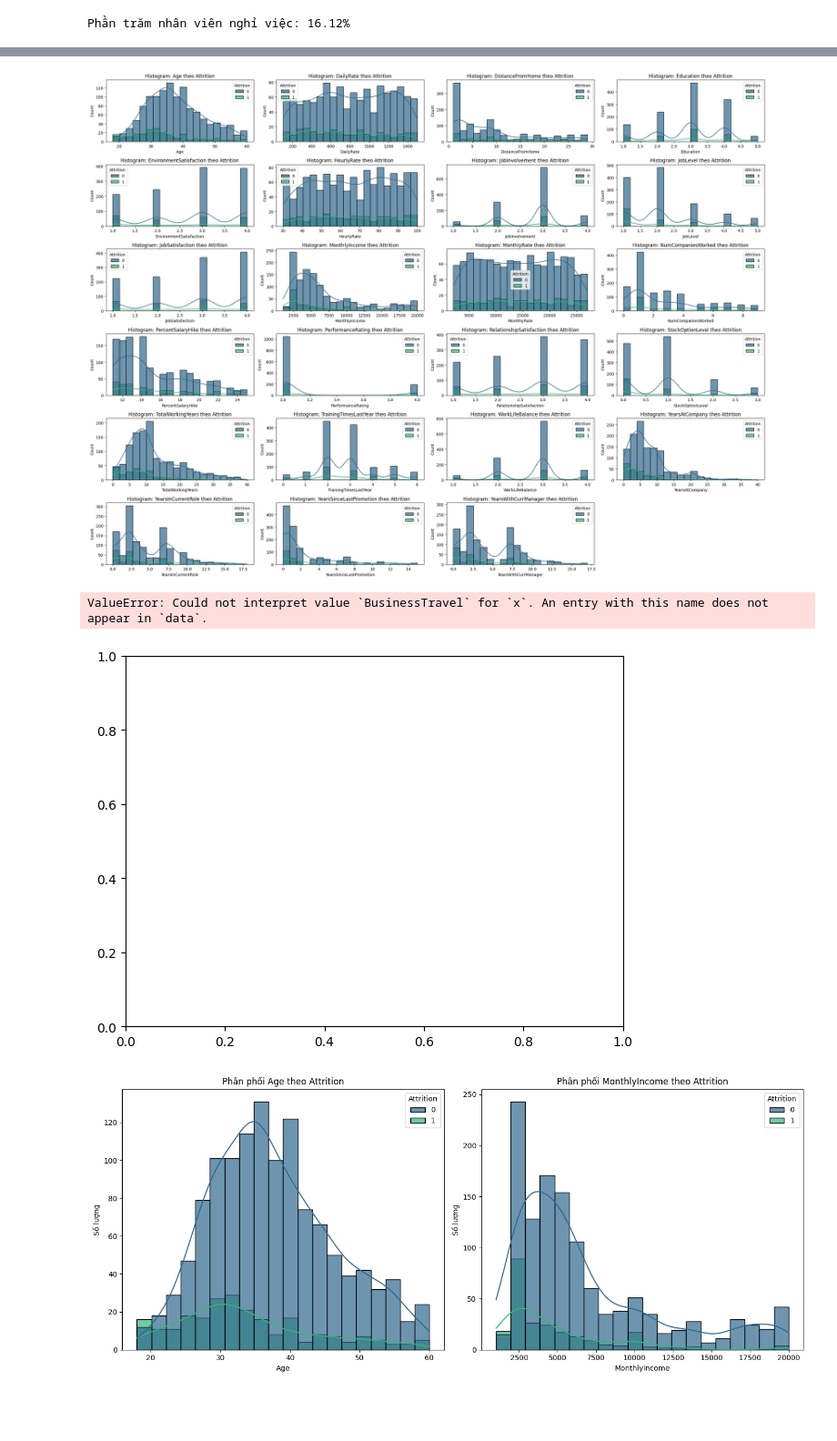
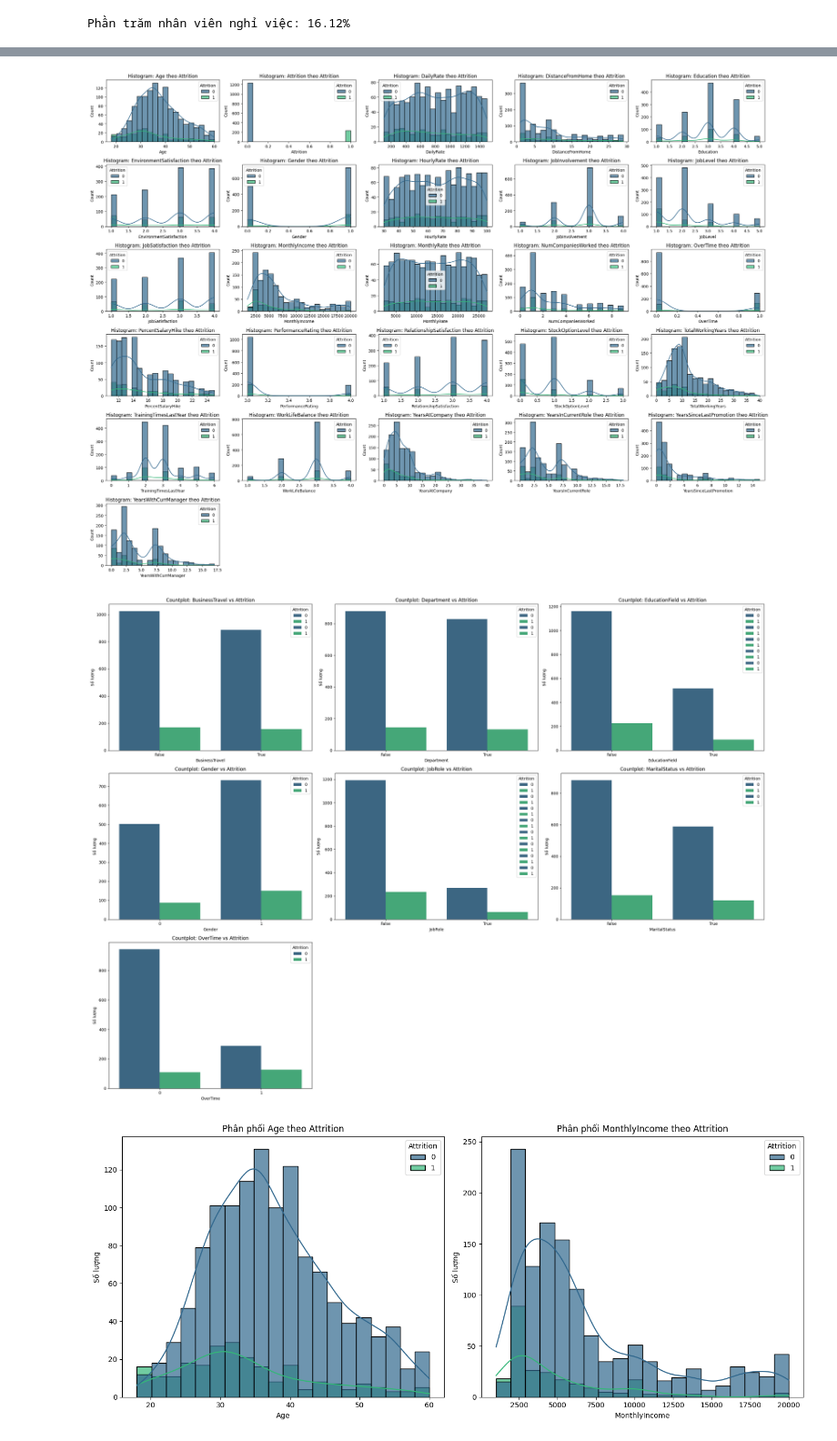
Before and after one commit to Kennenzz/predict-employee-attrition, a Jupyter notebook: Train.ipynb, the cells around one changed output, grey strips where cells are left out. Shown at 91% size. Saved outputs shown, nothing was run; the diff lists cells and outputs as text; code cells hidden in the pictures; blank space fills up the shorter version.

```diff
--- a/Train.ipynb
+++ b/Train.ipynb
@@ -269,7 +269,15 @@ Passing `palette` without assigning `hue` is deprecated and will be removed in v
 [figure]
 Phần trăm nhân viên nghỉ việc: 16.12%
 # %%
-# Vẽ histogram cho các biến số
+# Lấy các biến số (loại trừ biến kiểu bool)
+filtered_numerical_cols = df.select_dtypes(include=['int64', 'float64']).columns
+
+# Tính số hàng và cột cho subplot
+import math
+num_plots = len(filtered_numerical_cols)
+cols = 5
+rows = math.ceil(num_plots / cols)
+
 plt.figure(figsize=(24, 18))
 for idx, col in enumerate(filtered_numerical_cols):
     plt.subplot(rows, cols, idx + 1)
@@ -315,21 +323,26 @@ for idx, col in enumerate(filtered_numerical_cols):
 plt.tight_layout()
 plt.show()
 # %% [output]
-[figure, old version]
+[figure, new version]
 # %%
 # Vẽ countplot giữa các biến phân loại và biến mục tiêu Attrition
 plt.figure(figsize=(24, 18))
 for idx, col in enumerate(categorical_cols):
     plt.subplot(3, 3, idx + 1)
-    sns.countplot(data=df, x=col, hue='Attrition', palette='viridis')
+    # Nếu cột đã được one-hot encoding, vẽ countplot cho từng biến mới liên quan
+    related_cols = [c for c in df.columns if c.startswith(col + "_") or c == col]
+    for rel_col in related_cols:
+        sns.countplot(data=df, x=rel_col, hue='Attrition', palette='viridis')
+        plt.title(f'Countplot: {rel_col} vs Attrition')
+        plt.xlabel(rel_col)
+        plt.ylabel('Số lượng')
     plt.title(f'Countplot: {col} vs Attrition')
     plt.xlabel(col)
     plt.ylabel('Số lượng')
 plt.tight_layout()
 plt.show()
 # %% [output]
-ValueError: Could not interpret value `BusinessTravel` for `x`. An entry with this name does not appear in `data`.
-[figure, old version]
+[figure, new version]
 # %%
 plt.figure(figsize=(14, 6))
 
```
Also changed, not shown: parts of 5 cells of this notebook.
